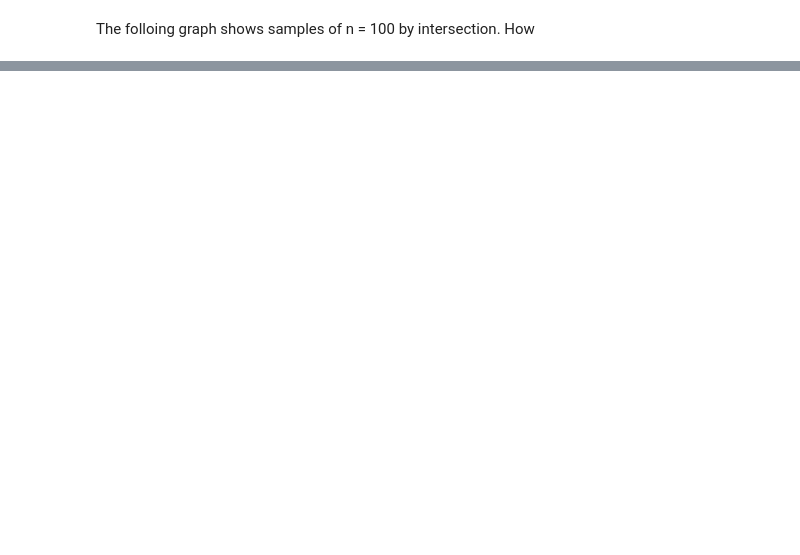
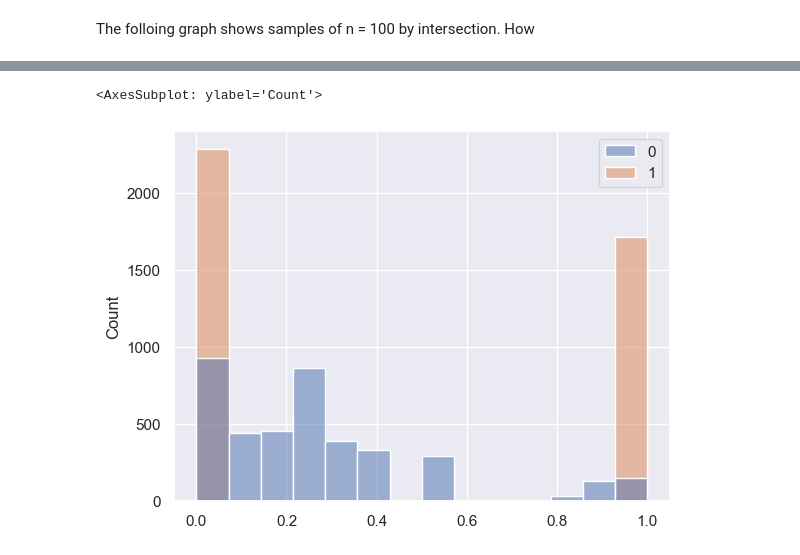
Before and after one commit to Le-Ty/abm_dm_impact, a Jupyter notebook: basic/notebooks/distributions.ipynb, the cells around one changed output, grey strips where cells are left out. Saved outputs shown, nothing was run; the diff lists cells and outputs as text; code cells hidden in the pictures; blank space fills up the shorter version.

```diff
--- a/basic/notebooks/distributions.ipynb
+++ b/basic/notebooks/distributions.ipynb
@@ -218,0 +251,5 @@ plt.show()
+# %%
+sns.histplot(a)
+# %% [output]
+<AxesSubplot: ylabel='Count'>
+[figure, added]
```
Also changed, not shown: parts of 6 cells of this notebook, 2 other files.
